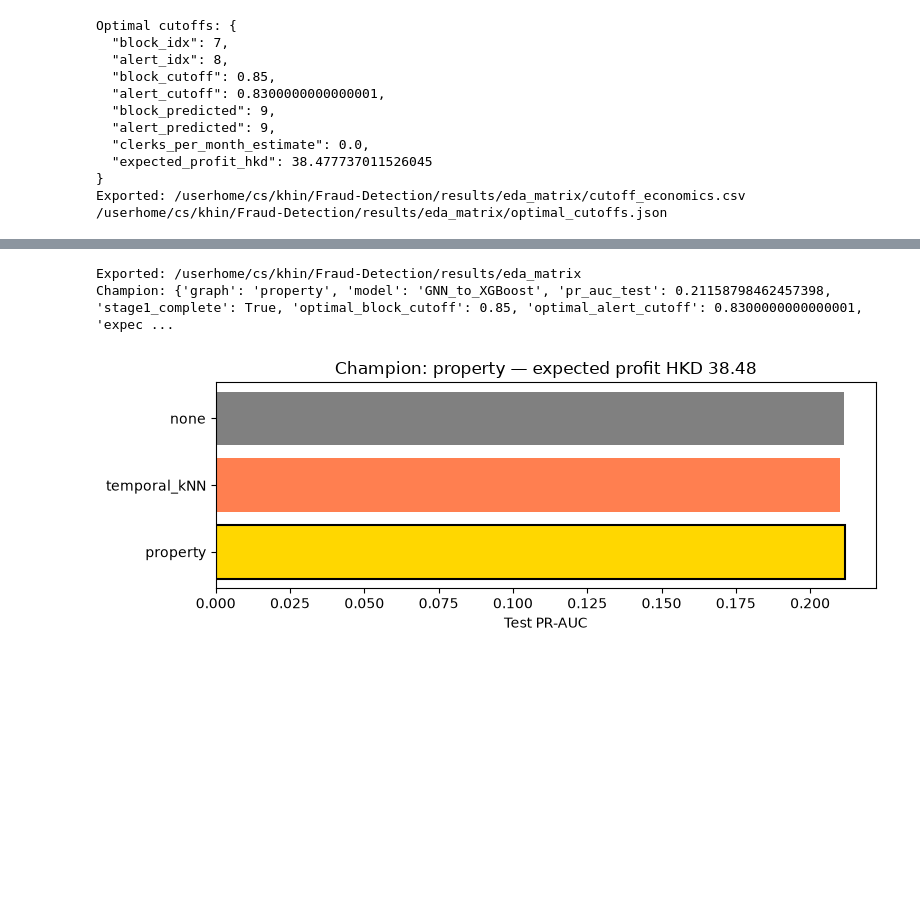
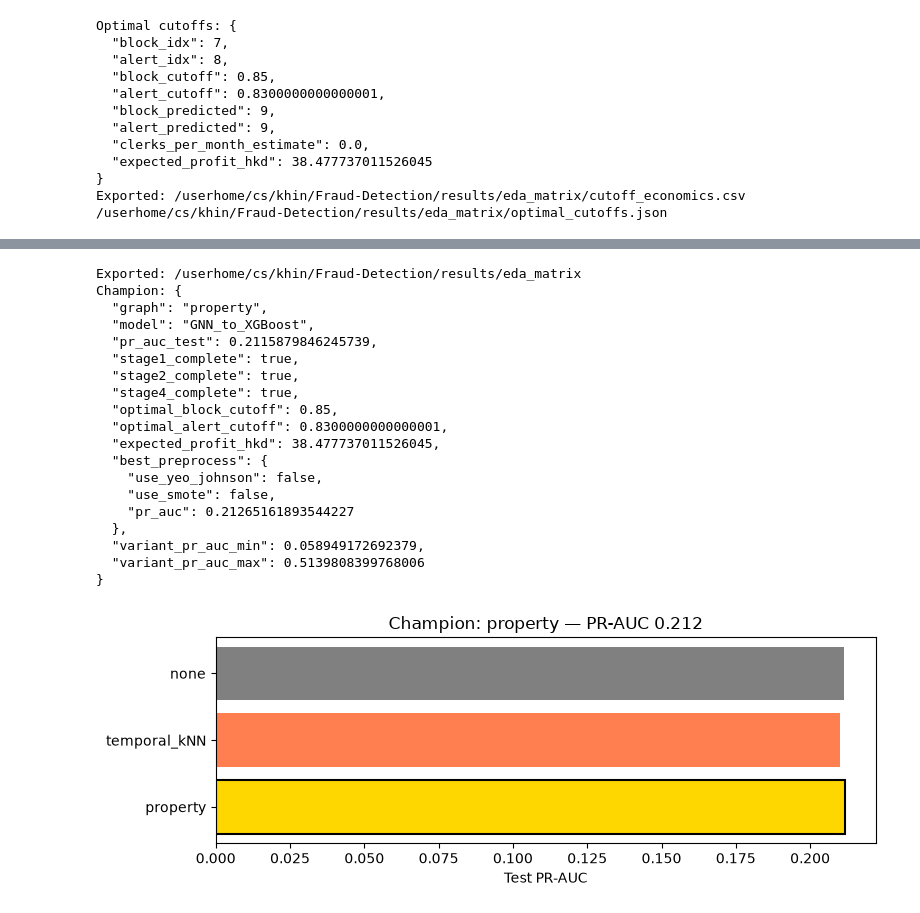
Before and after one commit to kin-mrqz/fraud-detection-eda, a Jupyter notebook: notebooks/experiments/eda_gap_matrix_executed.ipynb, the cells around one changed output, grey strips where cells are left out. Drawn from its saved outputs; the diff is of its cells as text; code cells hidden in the pictures; blank space fills up the shorter version.

```diff
--- a/notebooks/experiments/eda_gap_matrix_executed.ipynb
+++ b/notebooks/experiments/eda_gap_matrix_executed.ipynb
@@ -625,6 +591,7 @@ Skip unless graph arm beats anchor on validation PR-AUC.
 # %%
-RUN_STAGE2 = False
+RUN_STAGE2 = True
 stage2_results = []
+stage2_df = None
 
 if RUN_STAGE2:
     for use_yj in [True, False]:
@@ -634,6 +601,7 @@ if RUN_STAGE2:
                 output_dir=CONFIG["results_dir"] / f"anchor_yj{use_yj}_smote{use_smote}",
                 use_yeo_johnson=use_yj,
                 use_smote=use_smote,
+                prefer_gpu=True,
             )
             stage2_results.append({
                 "arm": "anchor",
@@ -646,5 +614,5 @@ if RUN_STAGE2:
     stage2_df.to_csv(CONFIG["results_dir"] / "stage2_ablations.csv", index=False)
     print(stage2_df)
 else:
-    print("Stage 2 skipped — enable RUN_STAGE2 after Stage 1 gate.")
+    print("Stage 2 skipped — set RUN_STAGE2=True or run scripts/hku/run_ablation_experiments.sh")
 # %% [output]
@@ -652,6 +654,7 @@ Stage 2 skipped — enable RUN_STAGE2 after Stage 1 gate.
 # %%
-RUN_STAGE4 = False
+RUN_STAGE4 = True
 variant_rows = []
+variant_df = None
 
 if RUN_STAGE4:
     for vpath in CONFIG["variant_paths"]:
@@ -663,11 +666,13 @@ if RUN_STAGE4:
             output_dir=CONFIG["results_dir"] / vpath.stem,
             use_yeo_johnson=CONFIG["use_yeo_johnson"],
             use_smote=CONFIG["use_smote_stage1"],
+            prefer_gpu=True,
         )
         variant_rows.append({"variant": vpath.stem, "pr_auc": report["metrics"]["pr_auc"]})
     variant_df = pd.DataFrame(variant_rows)
     variant_df.to_csv(CONFIG["results_dir"] / "stage4_variants.csv", index=False)
-    print(variant_df.describe())
+    print(variant_df)
+    print(variant_df["pr_auc"].describe())
 else:
-    print("Stage 4 skipped — enable RUN_STAGE4 after champion is frozen.")
+    print("Stage 4 skipped — set RUN_STAGE4=True or run scripts/hku/run_ablation_experiments.sh")
 # %% [output]
@@ -683,4 +748,6 @@ If no graph arm beats anchor, document as a negative result. Cost model provides
 # %%
+from src.modeling.ablation_summary import best_preprocess_config
+
 graph_stats = {
     "temporal_knn": knn_stats,
     "property_graph": prop_stats,
@@ -688,34 +755,60 @@ graph_stats = {
     "n_raw_features": len(all_feature_cols),
     "n_preprocessed_features": len(feature_names),
     "config": {k: str(v) for k, v in CONFIG.items()},
     "cost_assumptions": cost_assumptions,
 }
 (CONFIG["results_dir"] / "graph_stats.json").write_text(json.dumps(graph_stats, indent=2))
 
 best_row = stage1_df.sort_values("pr_auc", ascending=False).iloc[0]
 champion = {
     "graph": best_row["graph"],
     "model": best_row["model"],
     "pr_auc_test": float(best_row["pr_auc"]),
     "stage1_complete": True,
+    "stage2_complete": bool(RUN_STAGE2 and stage2_results),
+    "stage4_complete": bool(RUN_STAGE4 and variant_rows),
     "optimal_block_cutoff": optimal["block_cutoff"],
     "optimal_alert_cutoff": optimal["alert_cutoff"],
     "expected_profit_hkd": optimal["expected_profit_hkd"],
 }
+if RUN_STAGE2 and stage2_results:
+    champion["best_preprocess"] = best_preprocess_config(pd.DataFrame(stage2_results))
+if RUN_STAGE4 and variant_rows:
+    vdf = pd.DataFrame(variant_rows)
+    champion["variant_pr_auc_min"] = float(vdf["pr_auc"].min())
+    champion["variant_pr_auc_max"] = float(vdf["pr_auc"].max())
+
 (CONFIG["results_dir"] / "champion_config.json").write_text(json.dumps(champion, indent=2))
 
 print("Exported:", CONFIG["results_dir"])
-print("Champion:", champion)
+print("Champion:", json.dumps(champion, indent=2))
 
 fig, ax = plt.subplots(figsize=(8, 3))
 ax.barh(stage1_df["graph"], stage1_df["pr_auc"], color=[colors.get(g, "steelblue") for g in stage1_df["graph"]])
 ax.barh(champion["graph"], champion["pr_auc_test"], color="gold", edgecolor="black", linewidth=1.5)
 ax.set_xlabel("Test PR-AUC")
-ax.set_title(f"Champion: {champion['graph']} — expected profit HKD {champion['expected_profit_hkd']:.2f}")
+ax.set_title(f"Champion: {champion['graph']} — PR-AUC {champion['pr_auc_test']:.3f}")
 ax.invert_yaxis()
 plt.tight_layout()
 plt.show()
 # %% [output]
 Exported: /userhome/cs/khin/Fraud-Detection/results/eda_matrix
-Champion: {'graph': 'property', 'model': 'GNN_to_XGBoost', 'pr_auc_test': 0.21158798462457398, 'stage1_complete': True, 'optimal_block_cutoff': 0.85, 'optimal_alert_cutoff': 0.8300000000000001, 'expec ...
+Champion: {
+  "graph": "property",
+  "model": "GNN_to_XGBoost",
+  "pr_auc_test": 0.2115879846245739,
+  "stage1_complete": true,
+  "stage2_complete": true,
+  "stage4_complete": true,
+  "optimal_block_cutoff": 0.85,
+  "optimal_alert_cutoff": 0.8300000000000001,
+  "expected_profit_hkd": 38.477737011526045,
+  "best_preprocess": {
+    "use_yeo_johnson": false,
+    "use_smote": false,
+    "pr_auc": 0.21265161893544227
+  },
+  "variant_pr_auc_min": 0.058949172692379,
+  "variant_pr_auc_max": 0.5139808399768006
+}
-[figure, old version]
+[figure, new version]
```
Also changed, not shown: parts of 17 cells of this notebook, 5 other files.
